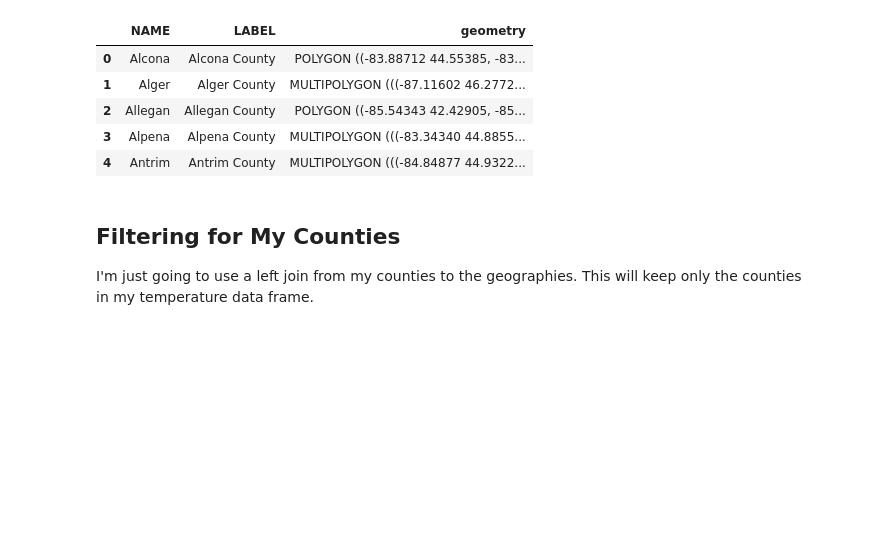
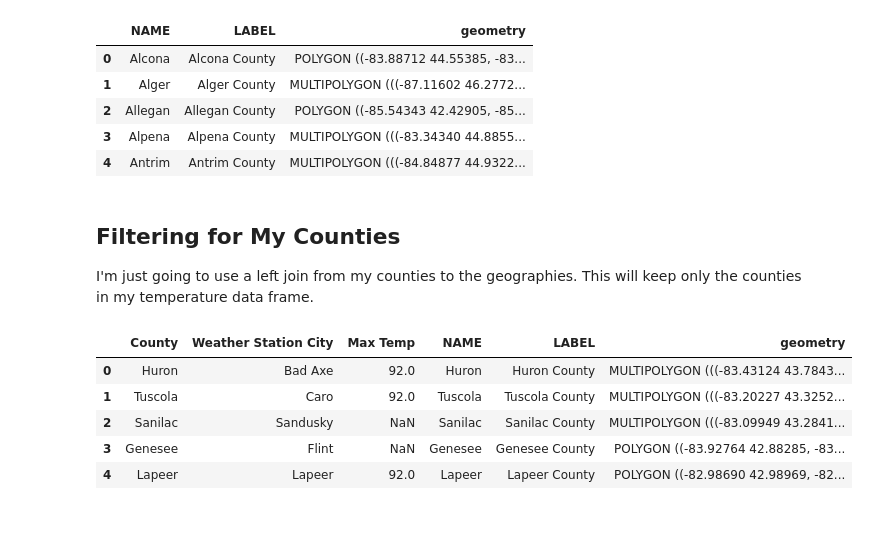
Before and after one commit to atseewal/0013_matplotlib-Charts, a Jupyter notebook: 0013_matplotlib-Charts.ipynb, the cells around one changed output. Saved outputs shown, nothing was run; the diff lists cells and outputs as text; code cells hidden in the pictures; blank space fills up the shorter version.

```diff
--- a/0013_matplotlib-Charts.ipynb
+++ b/0013_matplotlib-Charts.ipynb
@@ -54,7 +54,8 @@ county_boundaries = gpd.read_file(mi_counties_url)
 # %% [markdown]
 There are a lot of extra columns that we don't really need in the county shape file. The main ones are the names and the geometry for the actual shape to plot it.
 # %%
-county_boundaries[['NAME', 'LABEL', 'geometry']].head()
+county_boundaries = county_boundaries[['NAME', 'LABEL', 'geometry']]
+county_boundaries.head()
 # %% [output]
 |  | NAME | LABEL | geometry |
 | 0 | Alcona | Alcona County | POLYGON ((-83.88712 44.55385, -83... |
@@ -66,3 +67,15 @@ county_boundaries[['NAME', 'LABEL', 'geometry']].head()
 ## Filtering for My Counties
 
 I'm just going to use a left join from my counties to the geographies. This will keep only the counties in my temperature data frame.
+# %%
+data = pd.merge(temperatures, county_boundaries, left_on = 'County', right_on='NAME', how="left")
+data.head()
+# %% [output]
+|  | County | Weather Station City | Max Temp | NAME | LABEL | geometry |
+| 0 | Huron | Bad Axe | 92.0 | Huron | Huron County | MULTIPOLYGON (((-83.43124 43.7843... |
+| 1 | Tuscola | Caro | 92.0 | Tuscola | Tuscola County | MULTIPOLYGON (((-83.20227 43.3252... |
+| 2 | Sanilac | Sandusky | NaN | Sanilac | Sanilac County | MULTIPOLYGON (((-83.09949 43.2841... |
+| 3 | Genesee | Flint | NaN | Genesee | Genesee County | POLYGON ((-83.92764 42.88285, -83... |
+| 4 | Lapeer | Lapeer | 92.0 | Lapeer | Lapeer County | POLYGON ((-82.98690 42.98969, -82... |
+# %% [markdown]
+##
```
